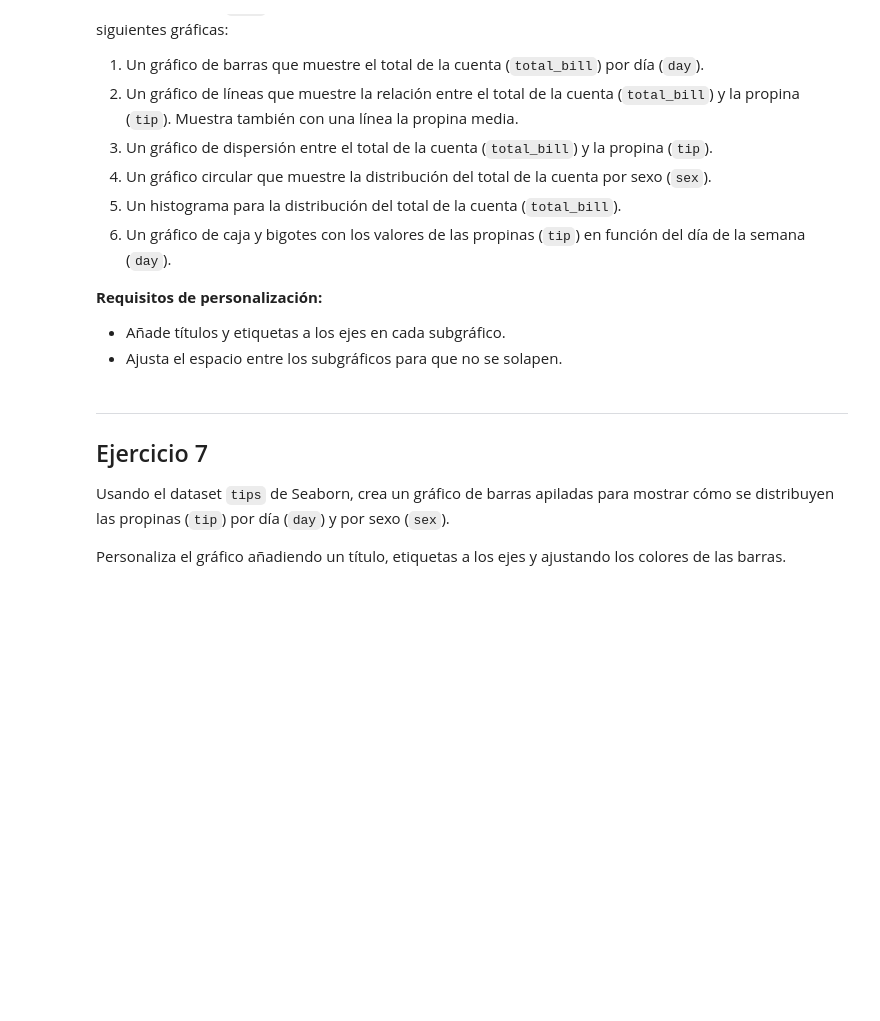
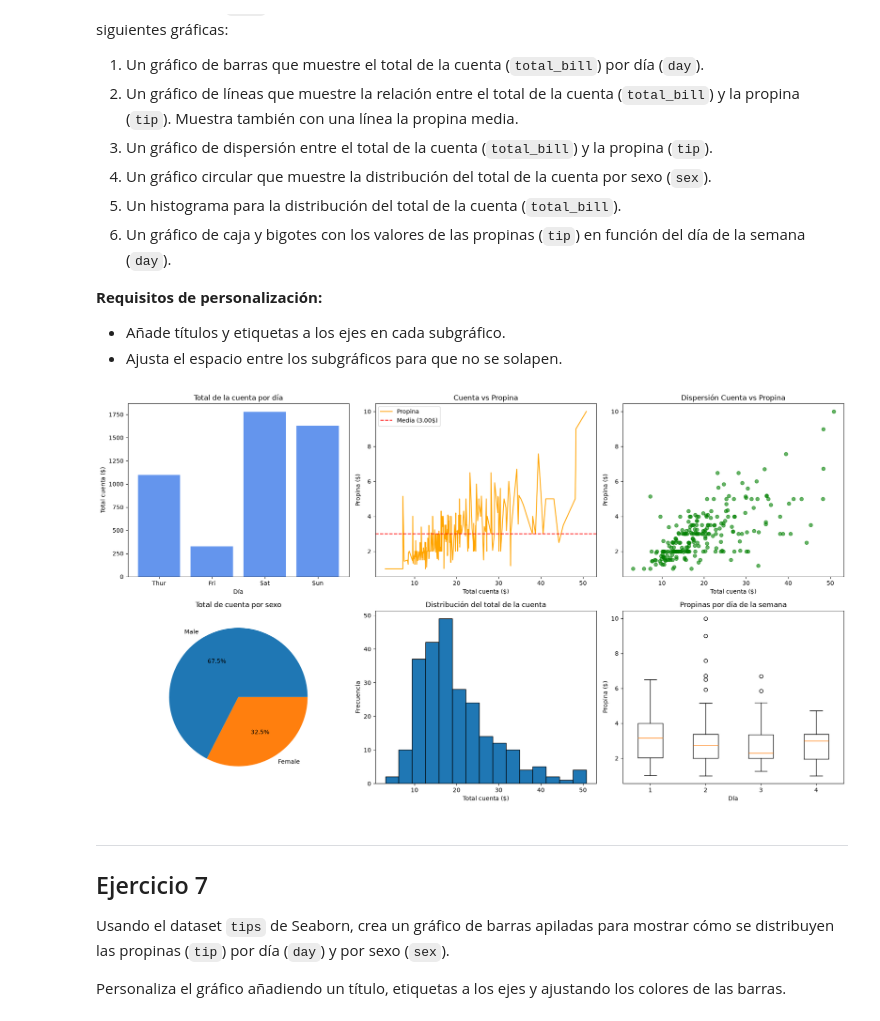
Before and after one commit to VictorFigueroa-IesPsur/PIA-MIA, a Jupyter notebook: Python/Estadistica_Python/matplotlib/Ejercicios_con_Matplotlib.ipynb, the cells around one changed output. Cells and saved outputs as stored; diff of their text form; code cells hidden in the pictures; blank space fills up the shorter version.

```diff
--- a/Python/Estadistica_Python/matplotlib/Ejercicios_con_Matplotlib.ipynb
+++ b/Python/Estadistica_Python/matplotlib/Ejercicios_con_Matplotlib.ipynb
@@ -142,3 +199,52 @@ Usando el dataset `tips` de Seaborn, crea una figura con **2 filas y 3 columnas*
+# %%
+df = sns.load_dataset('tips')
+fig, axes = plt.subplots(2, 3, figsize=(18, 10))
+
+# 1. Barras: total de la cuenta por día
+cuenta_dia = df.groupby('day', observed=False)['total_bill'].sum()
+axes[0, 0].bar(cuenta_dia.index, cuenta_dia.values, color='cornflowerblue')
+axes[0, 0].set_title("Total de la cuenta por día")
+axes[0, 0].set_xlabel("Día")
+axes[0, 0].set_ylabel("Total cuenta ($)")
+
+# 2. Líneas: relación total_bill y tip + línea de propina media
+df_ordenado = df.sort_values('total_bill')
+axes[0, 1].plot(df_ordenado['total_bill'], df_ordenado['tip'], color='orange', label='Propina')
+axes[0, 1].axhline(df['tip'].mean(), color='red', linestyle='--', label=f"Media ({df['tip'].mean():.2f}$)")
+axes[0, 1].set_title("Cuenta vs Propina")
+axes[0, 1].set_xlabel("Total cuenta ($)")
+axes[0, 1].set_ylabel("Propina ($)")
+axes[0, 1].legend()
+
+# 3. Dispersión: total_bill y tip
+axes[0, 2].scatter(df['total_bill'], df['tip'], alpha=0.6, color='green')
+axes[0, 2].set_title("Dispersión Cuenta vs Propina")
+axes[0, 2].set_xlabel("Total cuenta ($)")
+axes[0, 2].set_ylabel("Propina ($)")
+
+# 4. Circular: distribución del total de la cuenta por sexo
+cuenta_sexo = df.groupby('sex', observed=False)['total_bill'].sum()
+axes[1, 0].pie(cuenta_sexo.values, labels=cuenta_sexo.index, autopct='%1.1f%%',)
+axes[1, 0].set_title("Total de cuenta por sexo")
+
+# 5. Histograma: distribución de total_bill
+axes[1, 1].hist(df['total_bill'], bins=15, edgecolor='black')
+axes[1, 1].set_title("Distribución del total de la cuenta")
+axes[1, 1].set_xlabel("Total cuenta ($)")
+axes[1, 1].set_ylabel("Frecuencia")
+
+# 6. Caja y bigotes: propinas por día de la semana
+dias = df['day'].unique()
+datos_cajas = [df[df['day'] == d]['tip'] for d in dias]
+axes[1, 2].boxplot(datos_cajas, label=dias)
+axes[1, 2].set_title("Propinas por día de la semana")
+axes[1, 2].set_xlabel("Día")
+axes[1, 2].set_ylabel("Propina ($)")
+
+plt.tight_layout()
+plt.show()
+# %% [output]
+[figure, added]
 # %% [markdown]
 ---
 ## Ejercicio 7
```
Also changed, not shown: parts of 20 cells of this notebook, 5 other files.
